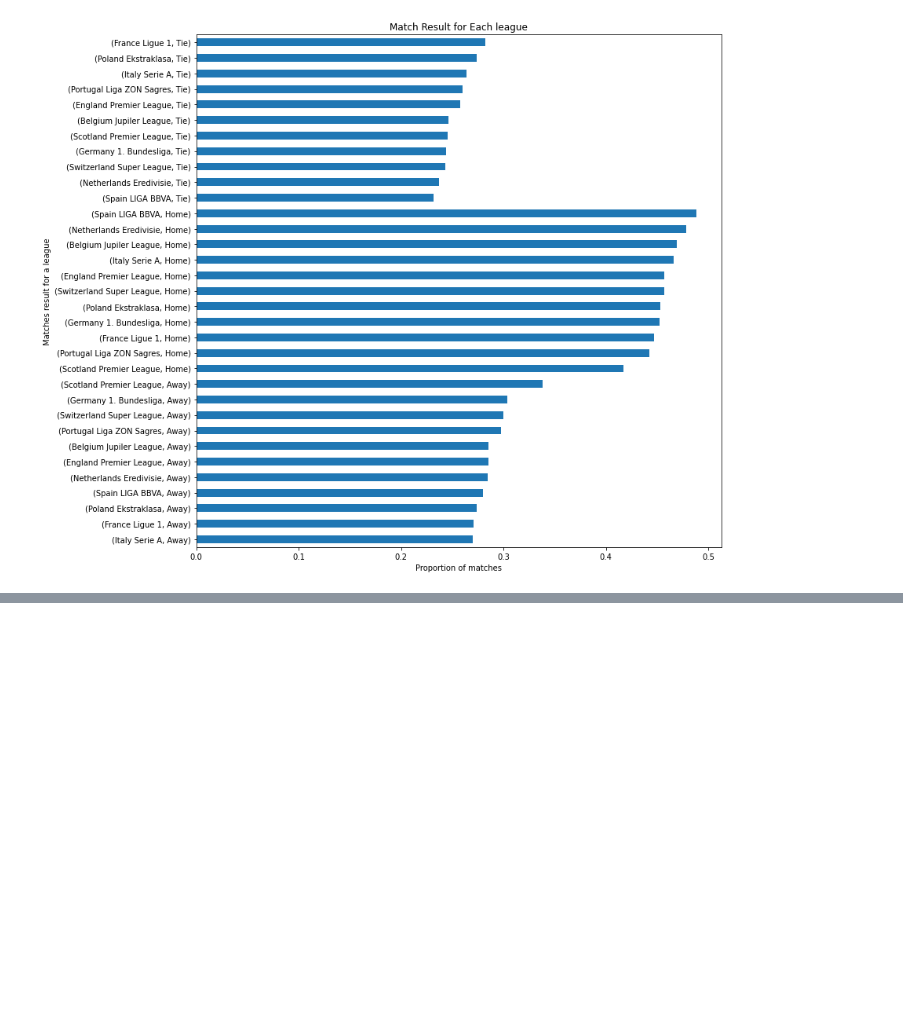
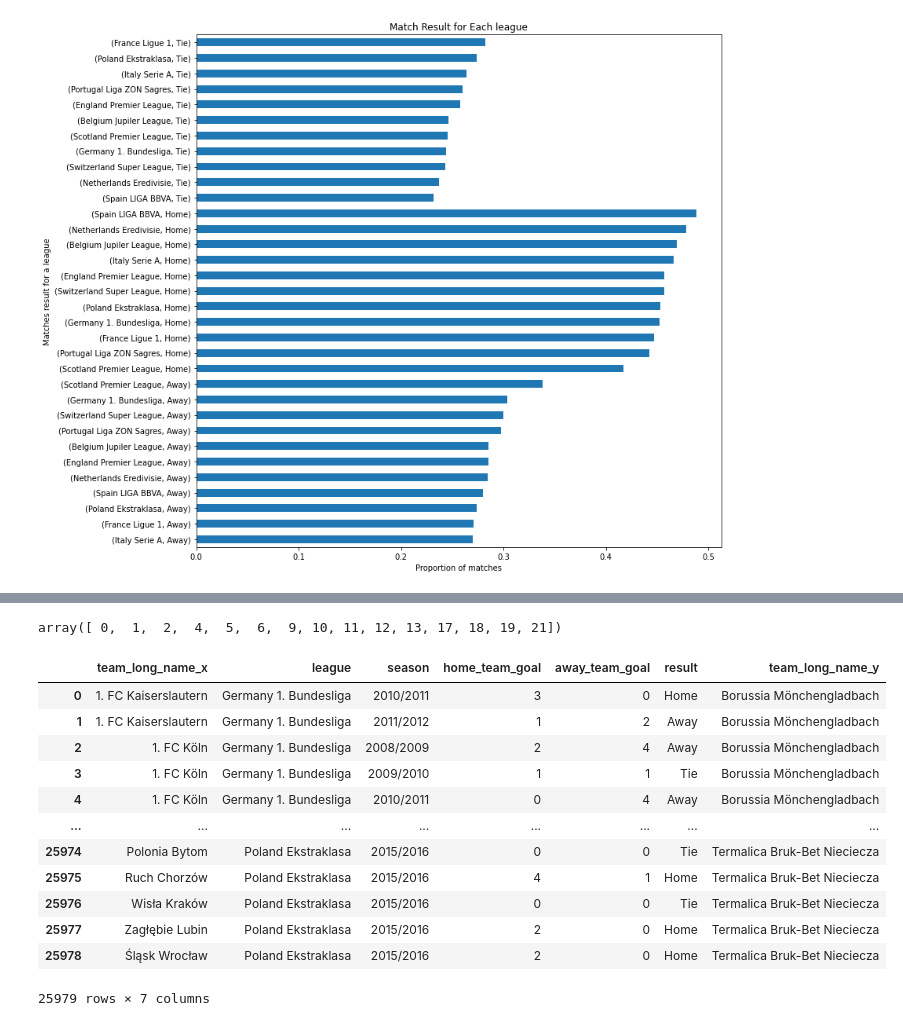
Before and after one commit to tunji-dev/Udacity_Data_Analyst_Nanodegree, a Jupyter notebook: project_2_investigate_soccer_dataset/soccer_dataset.ipynb, the cells around one changed output, grey strips where cells are left out. Cells and saved outputs as stored; diff of their text form; code cells hidden in the pictures; blank space fills up the shorter version.

```diff
--- a/project_2_investigate_soccer_dataset/soccer_dataset.ipynb
+++ b/project_2_investigate_soccer_dataset/soccer_dataset.ipynb
@@ -358,0 +377,3 @@ plt.title('Match Result for Each league');
+# %%
+team_matches = teams.merge(league_matches, left_on='team_api_id',right_on='home_team_api_id')\
+                    .merge(teams,left_on='away_team_api_id',right_on='team_api_id')
@@ -358,0 +402,22 @@ plt.title('Match Result for Each league');
+# %%
+list_unwanted_col = np.r_[0:3, 4:7, 9:14, 17:20, 21]
+list_unwanted_col
+# %% [output]
+array([ 0,  1,  2,  4,  5,  6,  9, 10, 11, 12, 13, 17, 18, 19, 21])
+# %%
+team_matches_clean = team_matches.drop(team_matches.iloc[:,list_unwanted_col],axis=1)
+team_matches_clean
+# %% [output]
+|  | team_long_name_x | league | season | home_team_goal | away_team_goal | result | team_long_name_y |
+| 0 | 1. FC Kaiserslautern | Germany 1. Bundesliga | 2010/2011 | 3 | 0 | Home | Borussia Mönchengladbach |
+| 1 | 1. FC Kaiserslautern | Germany 1. Bundesliga | 2011/2012 | 1 | 2 | Away | Borussia Mönchengladbach |
+| 2 | 1. FC Köln | Germany 1. Bundesliga | 2008/2009 | 2 | 4 | Away | Borussia Mönchengladbach |
+| 3 | 1. FC Köln | Germany 1. Bundesliga | 2009/2010 | 1 | 1 | Tie | Borussia Mönchengladbach |
+| 4 | 1. FC Köln | Germany 1. Bundesliga | 2010/2011 | 0 | 4 | Away | Borussia Mönchengladbach |
+| ... | ... | ... | ... | ... | ... | ... | ... |
+| 25974 | Polonia Bytom | Poland Ekstraklasa | 2015/2016 | 0 | 0 | Tie | Termalica Bruk-Bet Nieciecza |
+| 25975 | Ruch Chorzów | Poland Ekstraklasa | 2015/2016 | 4 | 1 | Home | Termalica Bruk-Bet Nieciecza |
+| 25976 | Wisła Kraków | Poland Ekstraklasa | 2015/2016 | 0 | 0 | Tie | Termalica Bruk-Bet Nieciecza |
+| 25977 | Zagłębie Lubin | Poland Ekstraklasa | 2015/2016 | 2 | 0 | Home | Termalica Bruk-Bet Nieciecza |
+| 25978 | Śląsk Wrocław | Poland Ekstraklasa | 2015/2016 | 2 | 0 | Home | Termalica Bruk-Bet Nieciecza |
+25979 rows × 7 columns
```
Also changed, not shown: parts of 7 cells of this notebook.
